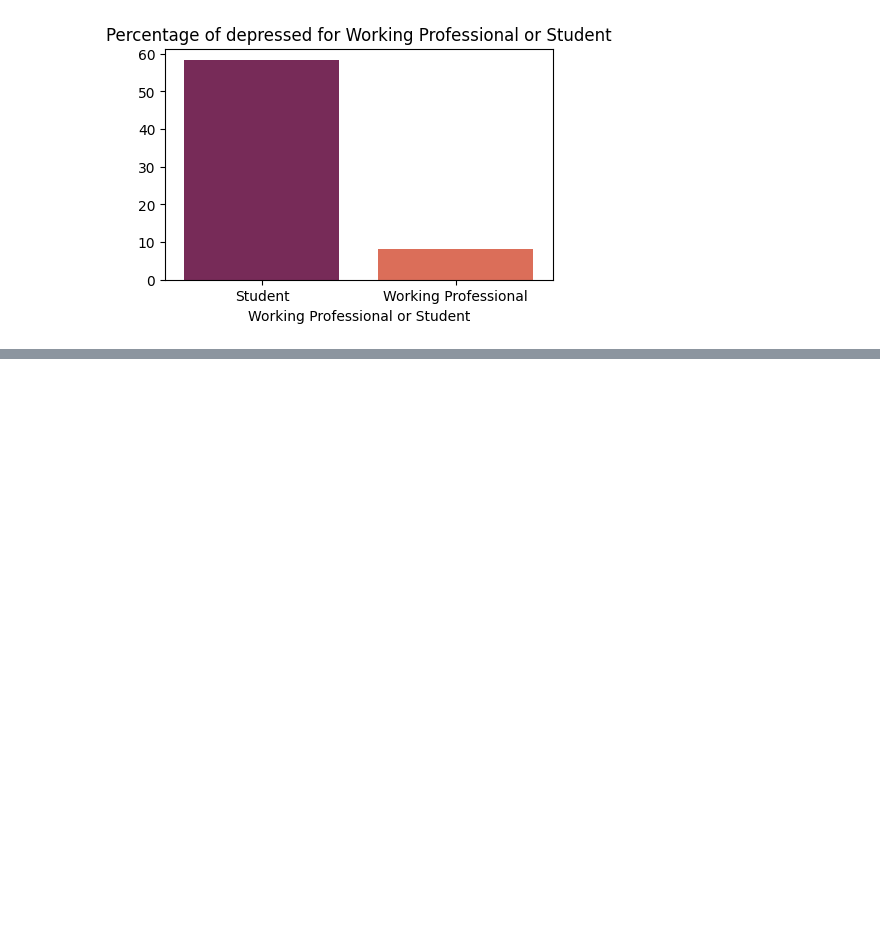
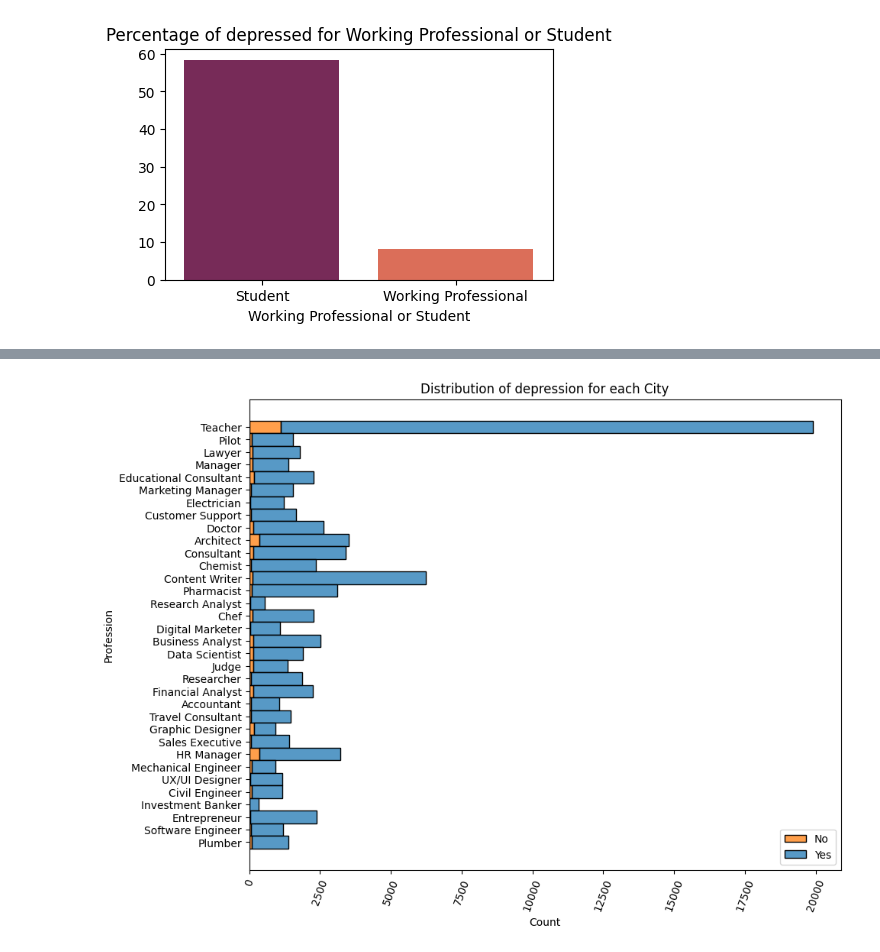
Before and after one commit to vanshuwjoshi/Kaggle-Playground-S4E11, a Jupyter notebook: notebooks/eda.ipynb, the cells around one changed output, grey strips where cells are left out. Cells and saved outputs as stored; diff of their text form; code cells hidden in the pictures; blank space fills up the shorter version.

```diff
--- a/notebooks/eda.ipynb
+++ b/notebooks/eda.ipynb
@@ -418,0 +498,2 @@ plt.show()
+# %%
+data_train.drop(index=88617, inplace=True)
@@ -418,0 +515,4 @@ plt.show()
+# %%
+data_train.loc[data_train["Profession"] == "Yogesh", "Profession"] = (
+    "Other"
+)
@@ -418,0 +527,3 @@ plt.show()
+# %%
+profession_counts = data_train["Profession"].value_counts()
+profession_counts[profession_counts <= 4]
@@ -418,0 +548,13 @@ plt.show()
+# %%
+data_train = data_train[
+    data_train["Profession"].isin(profession_counts[profession_counts > 3].index)
+]
+# %%
+plt.figure(figsize=(10, 8))
+sns.histplot(data_train, y="Profession", hue="Depression", multiple="stack")
+plt.title("Distribution of depression for each City")
+plt.legend(["No", "Yes"])
+plt.xticks(rotation=70)
+plt.show()
+# %% [output]
+[figure, added]
```
Also changed, not shown: parts of 23 cells of this notebook, 1 other file.
